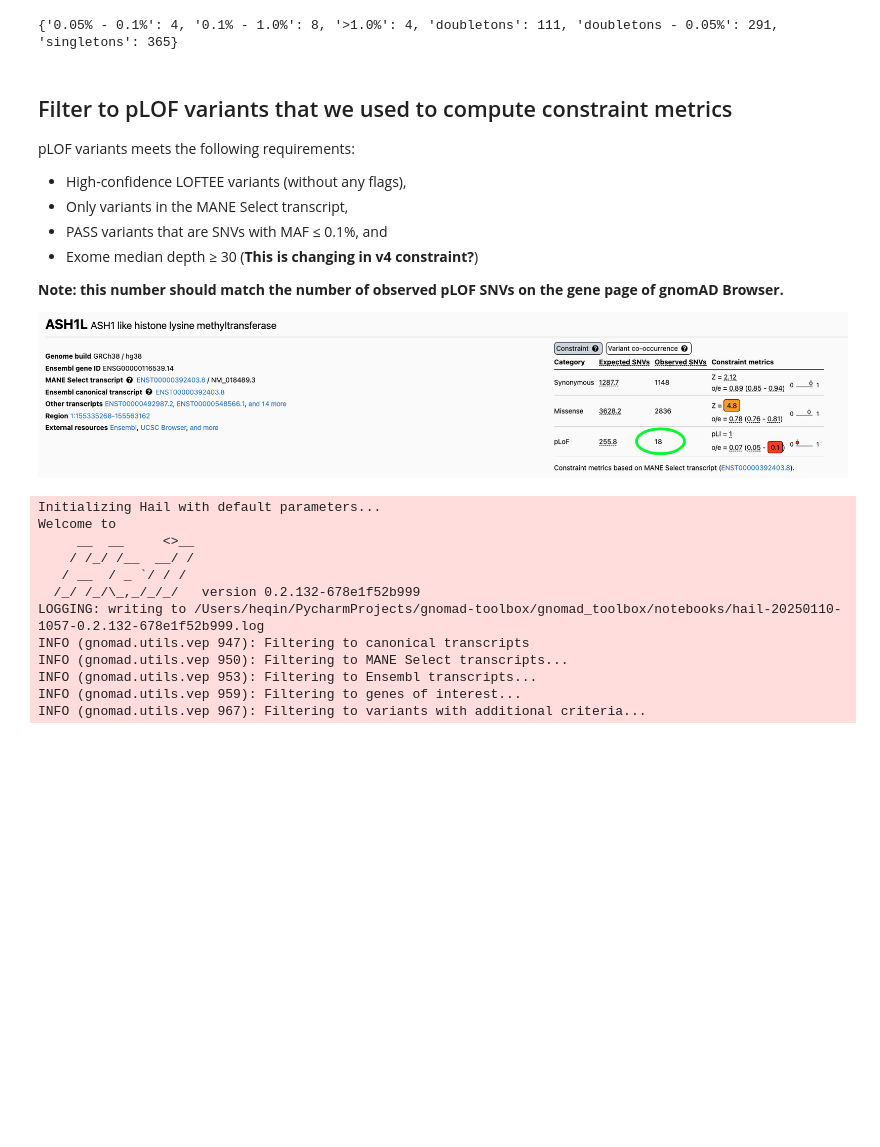
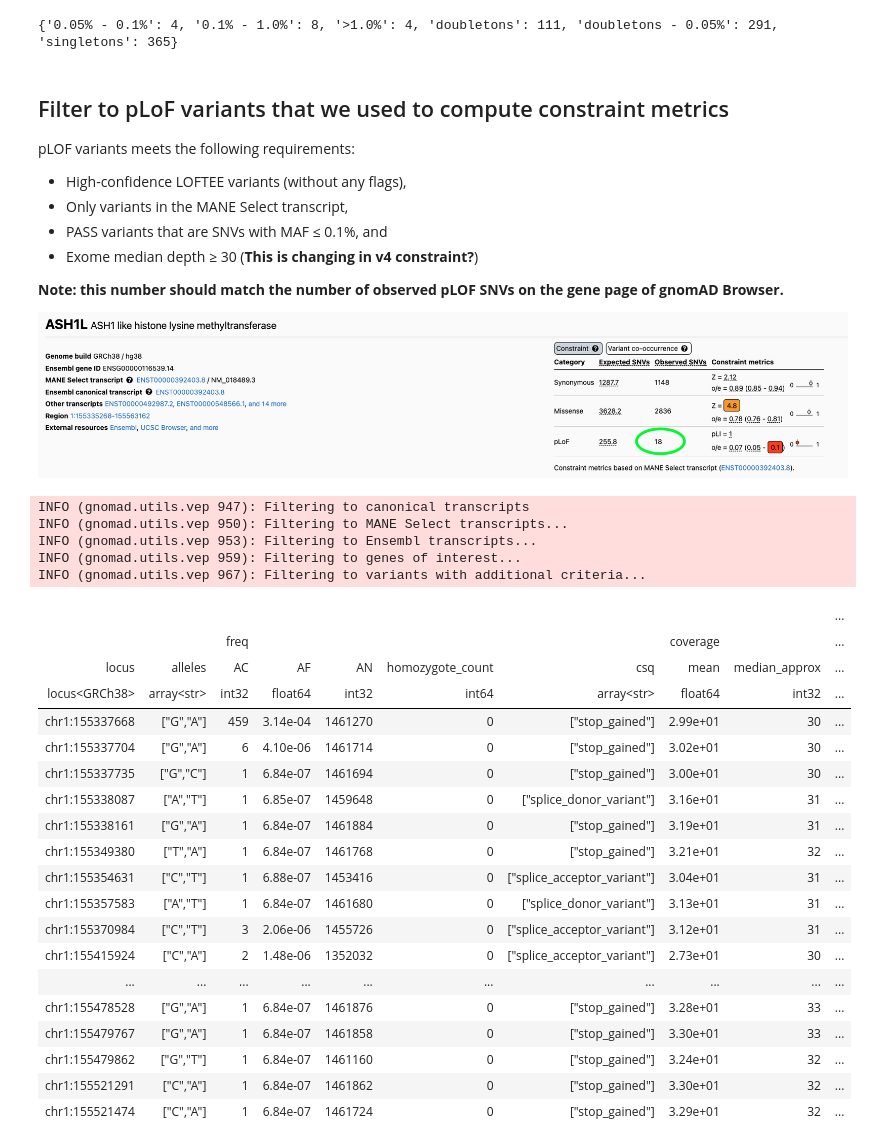
Before and after one commit to broadinstitute/gnomad-toolbox, a Jupyter notebook: gnomad_toolbox/notebooks/needs_a_name.ipynb, the cells around one changed output. Cells and saved outputs as stored; diff of their text form; code cells hidden in the pictures; blank space fills up the shorter version.

```diff
--- a/gnomad_toolbox/notebooks/needs_a_name.ipynb
+++ b/gnomad_toolbox/notebooks/needs_a_name.ipynb
@@ -61,7 +61,7 @@ print(af_bin_ht)
 # %% [output]
 {'0.05% - 0.1%': 4, '0.1% - 1.0%': 8, '>1.0%': 4, 'doubletons': 111, 'doubletons - 0.05%': 291, 'singletons': 365}
 # %% [markdown]
-## Filter to pLOF variants that we used to compute constraint metrics
+## Filter to pLoF variants that we used to compute constraint metrics
 pLOF variants meets the following requirements:
 * High-confidence LOFTEE variants (without any flags),
 * Only variants in the MANE Select transcript,
@@ -72,17 +72,30 @@ pLOF variants meets the following requirements:
 
 ![Screenshot%202024-10-01%20at%2010.20.53%E2%80%AFAM.png](attachment:Screenshot%202024-10-01%20at%2010.20.53%E2%80%AFAM.png)
 # %%
-filter_to_plofs('ash1l').show(-1)
+filter_to_plofs('ash1l', select_fields=True).show(-1)
 # %% [output]
-Initializing Hail with default parameters...
-Welcome to
-     __  __     <>__
-    / /_/ /__  __/ /
-   / __  / _ `/ / /
-  /_/ /_/\_,_/_/_/   version 0.2.132-678e1f52b999
-LOGGING: writing to /Users/heqin/PycharmProjects/gnomad-toolbox/gnomad_toolbox/notebooks/hail-20250110-1057-0.2.132-678e1f52b999.log
 INFO (gnomad.utils.vep 947): Filtering to canonical transcripts
 INFO (gnomad.utils.vep 950): Filtering to MANE Select transcripts...
 INFO (gnomad.utils.vep 953): Filtering to Ensembl transcripts...
 INFO (gnomad.utils.vep 959): Filtering to genes of interest...
 INFO (gnomad.utils.vep 967): Filtering to variants with additional criteria...
+|  |  |  |  |  |  |  |  |  | ... |
+|  |  | freq |  |  |  |  | coverage |  | ... |
+| locus | alleles | AC | AF | AN | homozygote_count | csq | mean | median_approx | ... |
+| locus<GRCh38> | array<str> | int32 | float64 | int32 | int64 | array<str> | float64 | int32 | ... |
+| chr1:155337668 | ["G","A"] | 459 | 3.14e-04 | 1461270 | 0 | ["stop_gained"] | 2.99e+01 | 30 | ... |
+| chr1:155337704 | ["G","A"] | 6 | 4.10e-06 | 1461714 | 0 | ["stop_gained"] | 3.02e+01 | 30 | ... |
+| chr1:155337735 | ["G","C"] | 1 | 6.84e-07 | 1461694 | 0 | ["stop_gained"] | 3.00e+01 | 30 | ... |
+| chr1:155338087 | ["A","T"] | 1 | 6.85e-07 | 1459648 | 0 | ["splice_donor_variant"] | 3.16e+01 | 31 | ... |
+| chr1:155338161 | ["G","A"] | 1 | 6.84e-07 | 1461884 | 0 | ["stop_gained"] | 3.19e+01 | 31 | ... |
+| chr1:155349380 | ["T","A"] | 1 | 6.84e-07 | 1461768 | 0 | ["stop_gained"] | 3.21e+01 | 32 | ... |
+| chr1:155354631 | ["C","T"] | 1 | 6.88e-07 | 1453416 | 0 | ["splice_acceptor_variant"] | 3.04e+01 | 31 | ... |
+| chr1:155357583 | ["A","T"] | 1 | 6.84e-07 | 1461680 | 0 | ["splice_donor_variant"] | 3.13e+01 | 31 | ... |
+| chr1:155370984 | ["C","T"] | 3 | 2.06e-06 | 1455726 | 0 | ["splice_acceptor_variant"] | 3.12e+01 | 31 | ... |
+| chr1:155415924 | ["C","A"] | 2 | 1.48e-06 | 1352032 | 0 | ["splice_acceptor_variant"] | 2.73e+01 | 30 | ... |
+| ... | ... | ... | ... | ... | ... | ... | ... | ... | ... |
+| chr1:155478528 | ["G","A"] | 1 | 6.84e-07 | 1461876 | 0 | ["stop_gained"] | 3.28e+01 | 33 | ... |
+| chr1:155479767 | ["G","A"] | 1 | 6.84e-07 | 1461858 | 0 | ["stop_gained"] | 3.30e+01 | 33 | ... |
+| chr1:155479862 | ["G","T"] | 1 | 6.84e-07 | 1461160 | 0 | ["stop_gained"] | 3.24e+01 | 32 | ... |
+| chr1:155521291 | ["C","A"] | 1 | 6.84e-07 | 1461862 | 0 | ["stop_gained"] | 3.30e+01 | 32 | ... |
+| chr1:155521474 | ["C","A"] | 1 | 6.84e-07 | 1461724 | 0 | ["stop_gained"] | 3.29e+01 | 32 | ... |
```
Also changed, not shown: 2 other files.
